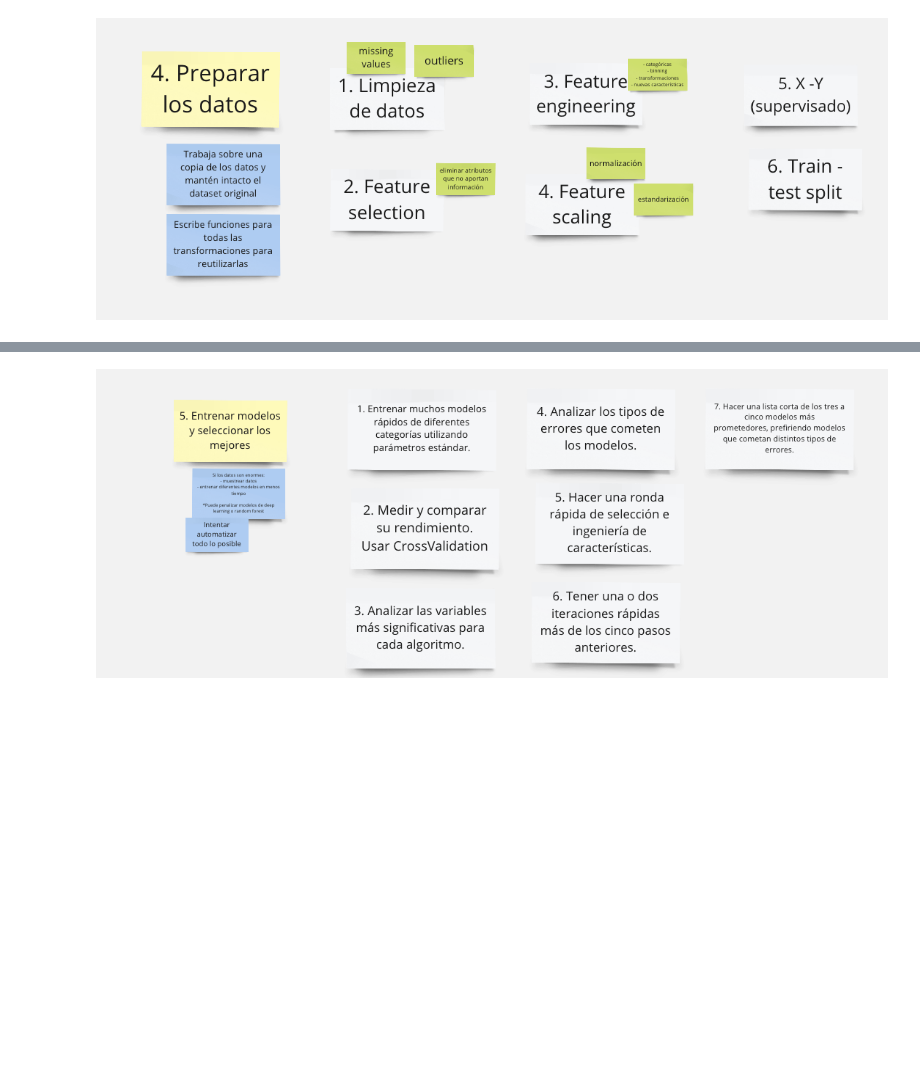
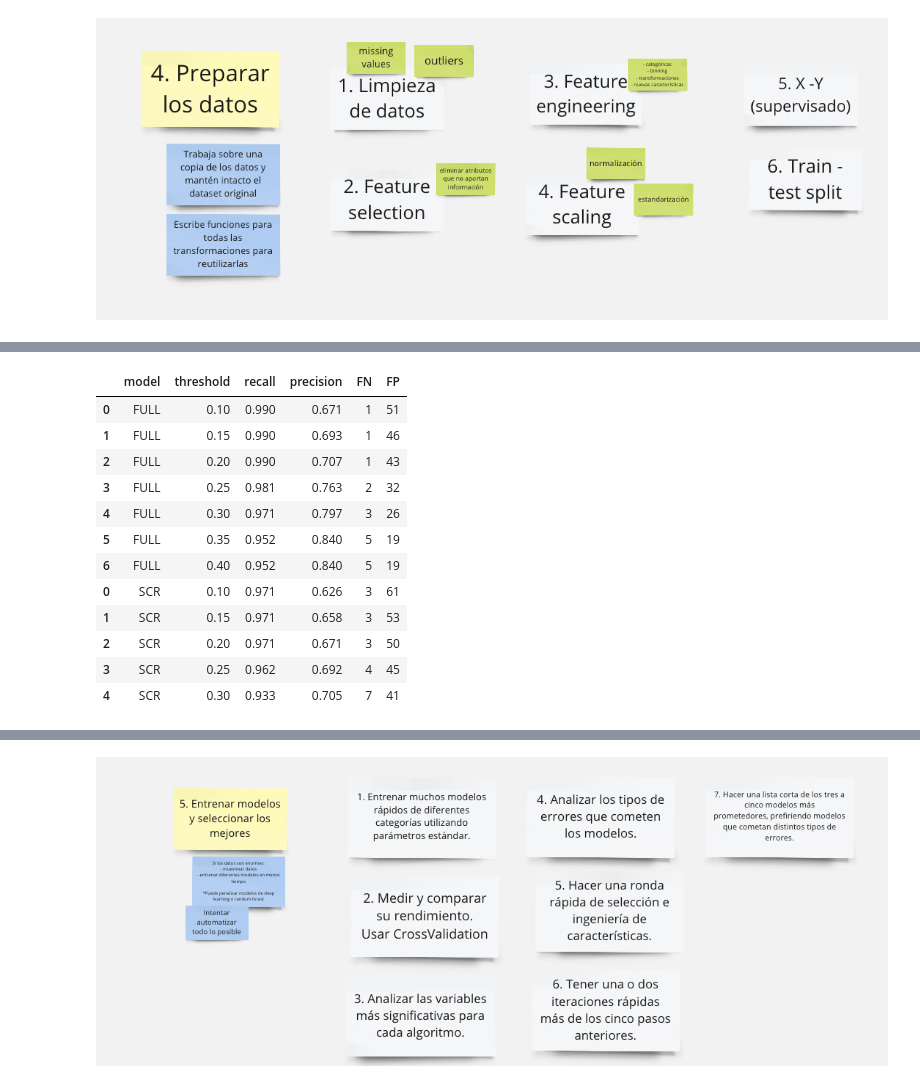
Before and after one commit to RuloML/Heart-disease-prediction, a Jupyter notebook: Heart_disease_prediction.ipynb, the cells around one changed output, grey strips where cells are left out. Cells and saved outputs as stored; diff of their text form; code cells hidden in the pictures; blank space fills up the shorter version.

```diff
--- a/Heart_disease_prediction.ipynb
+++ b/Heart_disease_prediction.ipynb
@@ -693,0 +1303,16 @@ Circulation (AHA Journal): Historical and contemporary perspectives on angina pe
+# %%
+df_thr[df_thr["recall"] >= 0.93].sort_values(["model", "threshold"])
+# %% [output]
+|  | model | threshold | recall | precision | FN | FP |
+| 0 | FULL | 0.10 | 0.990 | 0.671 | 1 | 51 |
+| 1 | FULL | 0.15 | 0.990 | 0.693 | 1 | 46 |
+| 2 | FULL | 0.20 | 0.990 | 0.707 | 1 | 43 |
+| 3 | FULL | 0.25 | 0.981 | 0.763 | 2 | 32 |
+| 4 | FULL | 0.30 | 0.971 | 0.797 | 3 | 26 |
+| 5 | FULL | 0.35 | 0.952 | 0.840 | 5 | 19 |
+| 6 | FULL | 0.40 | 0.952 | 0.840 | 5 | 19 |
+| 0 | SCR | 0.10 | 0.971 | 0.626 | 3 | 61 |
+| 1 | SCR | 0.15 | 0.971 | 0.658 | 3 | 53 |
+| 2 | SCR | 0.20 | 0.971 | 0.671 | 3 | 50 |
+| 3 | SCR | 0.25 | 0.962 | 0.692 | 4 | 45 |
+| 4 | SCR | 0.30 | 0.933 | 0.705 | 7 | 41 |
```
Also changed, not shown: parts of 65 cells of this notebook.
